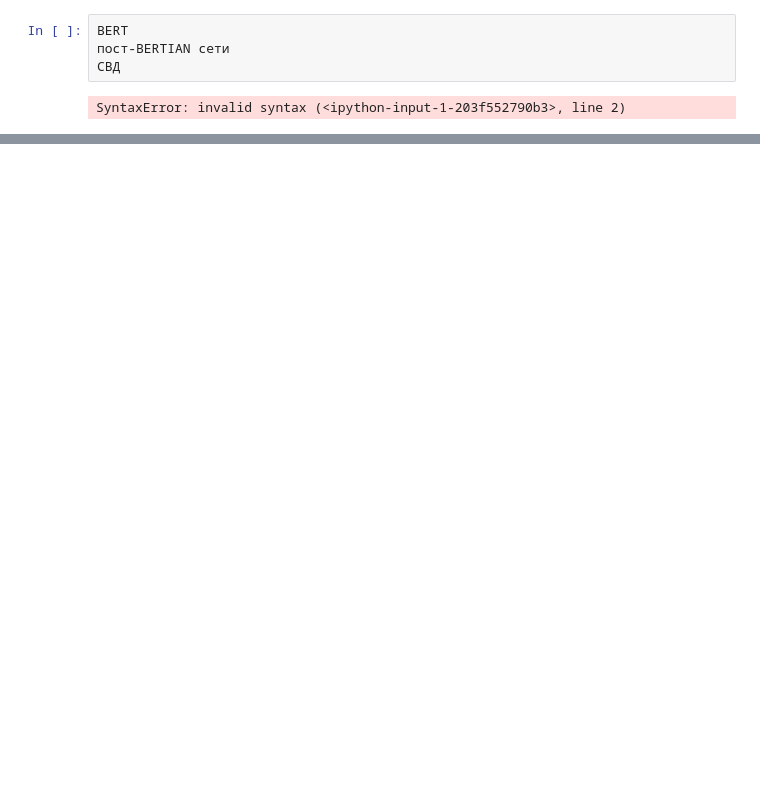
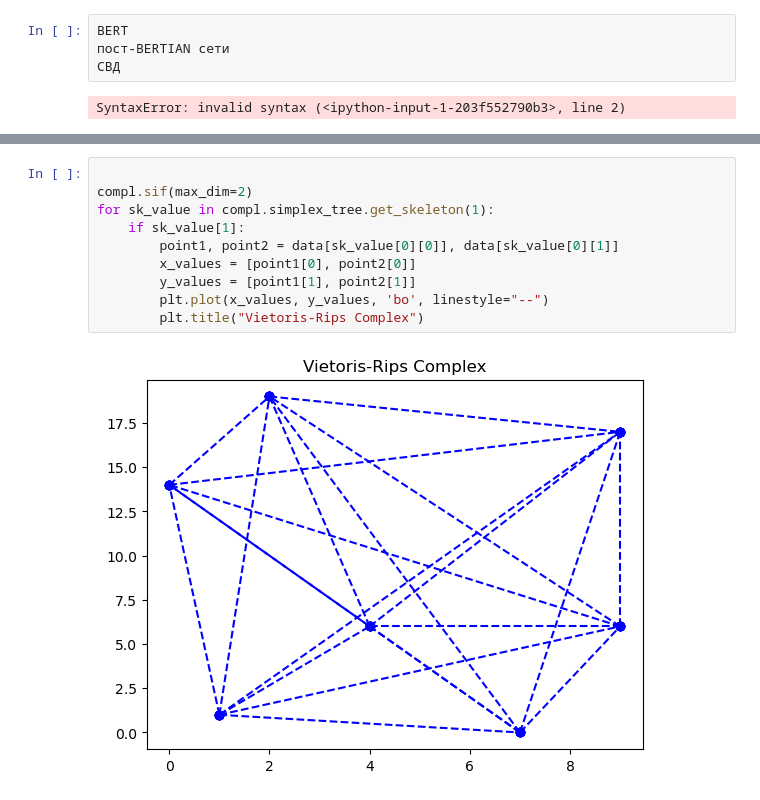
Before and after one commit to BorovTech/He_who_laughs_last, a Jupyter notebook: Topological_analysis/Untitled.ipynb, the cells around one changed output, grey strips where cells are left out. Cells and saved outputs as stored; diff of their text form; blank space fills up the shorter version.

```diff
--- a/Topological_analysis/Untitled.ipynb
+++ b/Topological_analysis/Untitled.ipynb
@@ -161,0 +197,12 @@ SyntaxError: invalid syntax (<ipython-input-1-203f552790b3>, line 2)
+# %%
+
+compl.sif(max_dim=2)
+for sk_value in compl.simplex_tree.get_skeleton(1):
+    if sk_value[1]:
+        point1, point2 = data[sk_value[0][0]], data[sk_value[0][1]]
+        x_values = [point1[0], point2[0]]
+        y_values = [point1[1], point2[1]]
+        plt.plot(x_values, y_values, 'bo', linestyle="--")
+        plt.title("Vietoris-Rips Complex")
+# %% [output]
+[figure, added]
```
Also changed, not shown: parts of 19 cells of this notebook, 1 other file.
